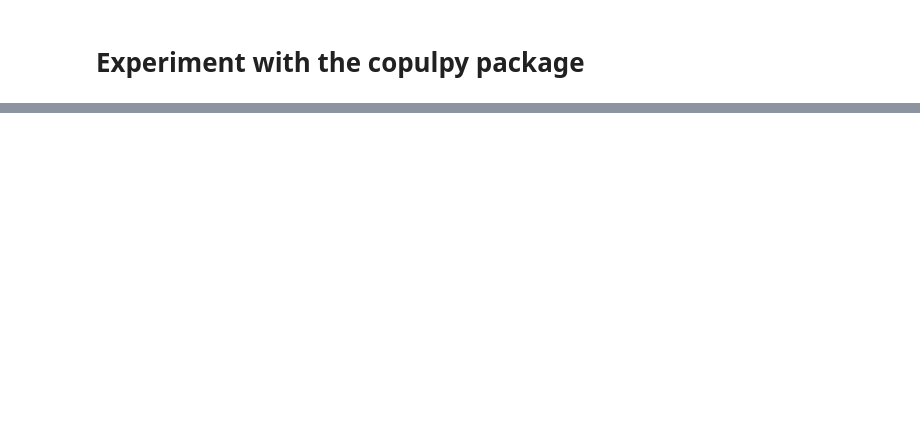
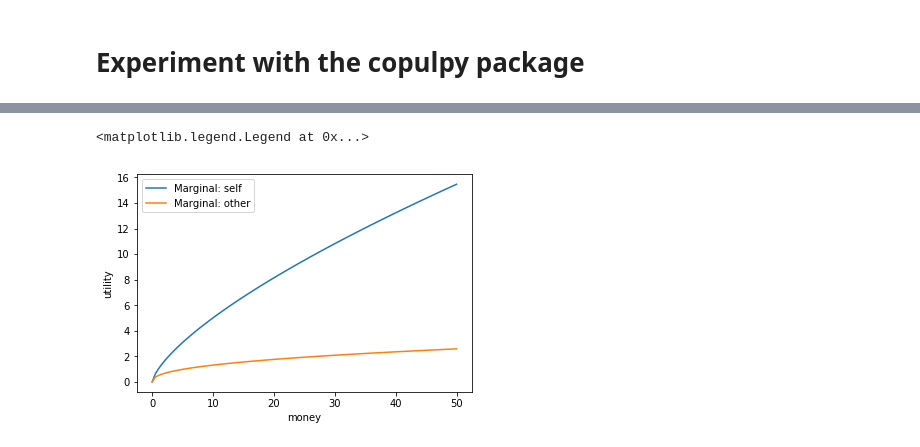
Before and after one commit to fchop/dev_copulpy, a Jupyter notebook: experimentation.ipynb, the cells around one changed output, grey strips where cells are left out. Cells and saved outputs as stored; diff of their text form; code cells hidden in the pictures; blank space fills up the shorter version.

```diff
--- a/experimentation.ipynb
+++ b/experimentation.ipynb
@@ -94,0 +92,23 @@ plt.contourf(x,y,z)
+# %%
+# Plot marginals
+
+# Vectorize evaluation
+marginal_self = lambda x: copula.evaluate(x, 0)
+marginal_other = lambda y: copula.evaluate(0, y)
+vec_marginal_self = np.vectorize(marginal_self)
+vec_marginal_other = np.vectorize(marginal_other)
+
+# Make 1D grid
+nx = 100
+xgrid = np.linspace(0, 50, nx)
+
+# Plot marginals
+plt.subplots()
+plt.plot(xgrid, vec_marginal_self(xgrid), label="Marginal: self")
+plt.plot(xgrid, vec_marginal_other(xgrid), label="Marginal: other")
+plt.xlabel('money')
+plt.ylabel('utility')
+plt.legend()
+# %% [output]
+<matplotlib.legend.Legend at 0x...>
+[figure, added]
```
Also changed, not shown: parts of 5 cells of this notebook.
